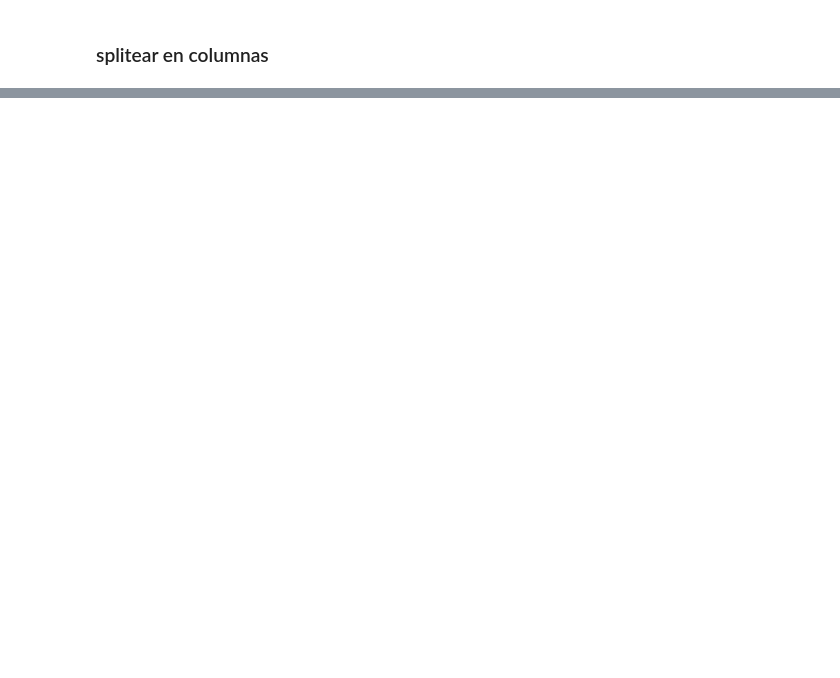
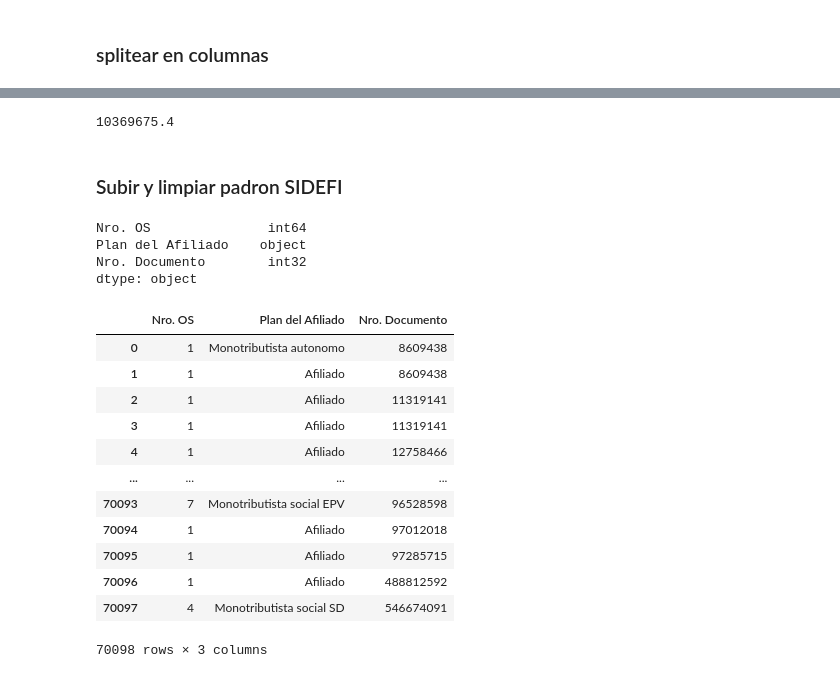
Before and after one commit to dantegarciadev/osoetsy_csv, a Jupyter notebook: ordenar_pagos_TIS.ipynb, the cells around one changed output, grey strips where cells are left out. Cells and saved outputs as stored; diff of their text form; code cells hidden in the pictures; blank space fills up the shorter version.

```diff
--- a/ordenar_pagos_TIS.ipynb
+++ b/ordenar_pagos_TIS.ipynb
@@ -140,0 +236,35 @@ pago_tis
+# %%
+liqui_no_enviada['IMPORTE'].sum()
+# %% [output]
+10369675.4
+# %% [markdown]
+### Subir y limpiar padron SIDEFI
+# %%
+archivo = funciones.seleccionar_archivo()
+if archivo:
+    padron = pd.read_csv(archivo, sep=";", encoding="ISO-8859-1")
+
+padron = padron[["Nro. OS","Plan del Afiliado", "Nro. Documento"]]
+padron["Nro. Documento"] = padron["Nro. Documento"].astype(int)
+padron.dtypes
+# %% [output]
+Nro. OS               int64
+Plan del Afiliado    object
+Nro. Documento        int32
+dtype: object
+# %%
+padron
+# %% [output]
+|  | Nro. OS | Plan del Afiliado | Nro. Documento |
+| 0 | 1 | Monotributista autonomo | 8609438 |
+| 1 | 1 | Afiliado | 8609438 |
+| 2 | 1 | Afiliado | 11319141 |
+| 3 | 1 | Afiliado | 11319141 |
+| 4 | 1 | Afiliado | 12758466 |
+| ... | ... | ... | ... |
+| 70093 | 7 | Monotributista social EPV | 96528598 |
+| 70094 | 1 | Afiliado | 97012018 |
+| 70095 | 1 | Afiliado | 97285715 |
+| 70096 | 1 | Afiliado | 488812592 |
+| 70097 | 4 | Monotributista social SD | 546674091 |
+70098 rows × 3 columns
```
Also changed, not shown: parts of 17 cells of this notebook.
